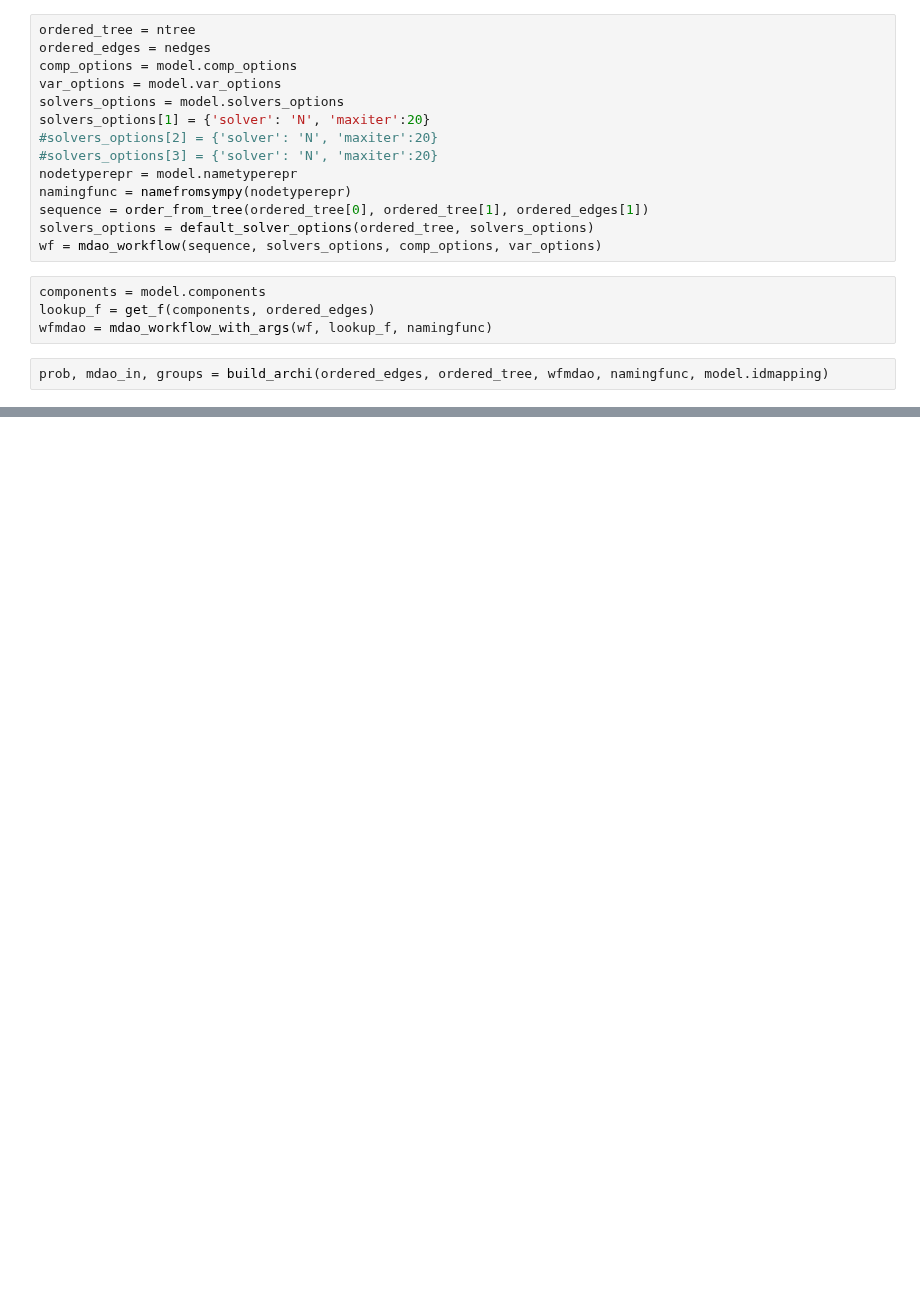
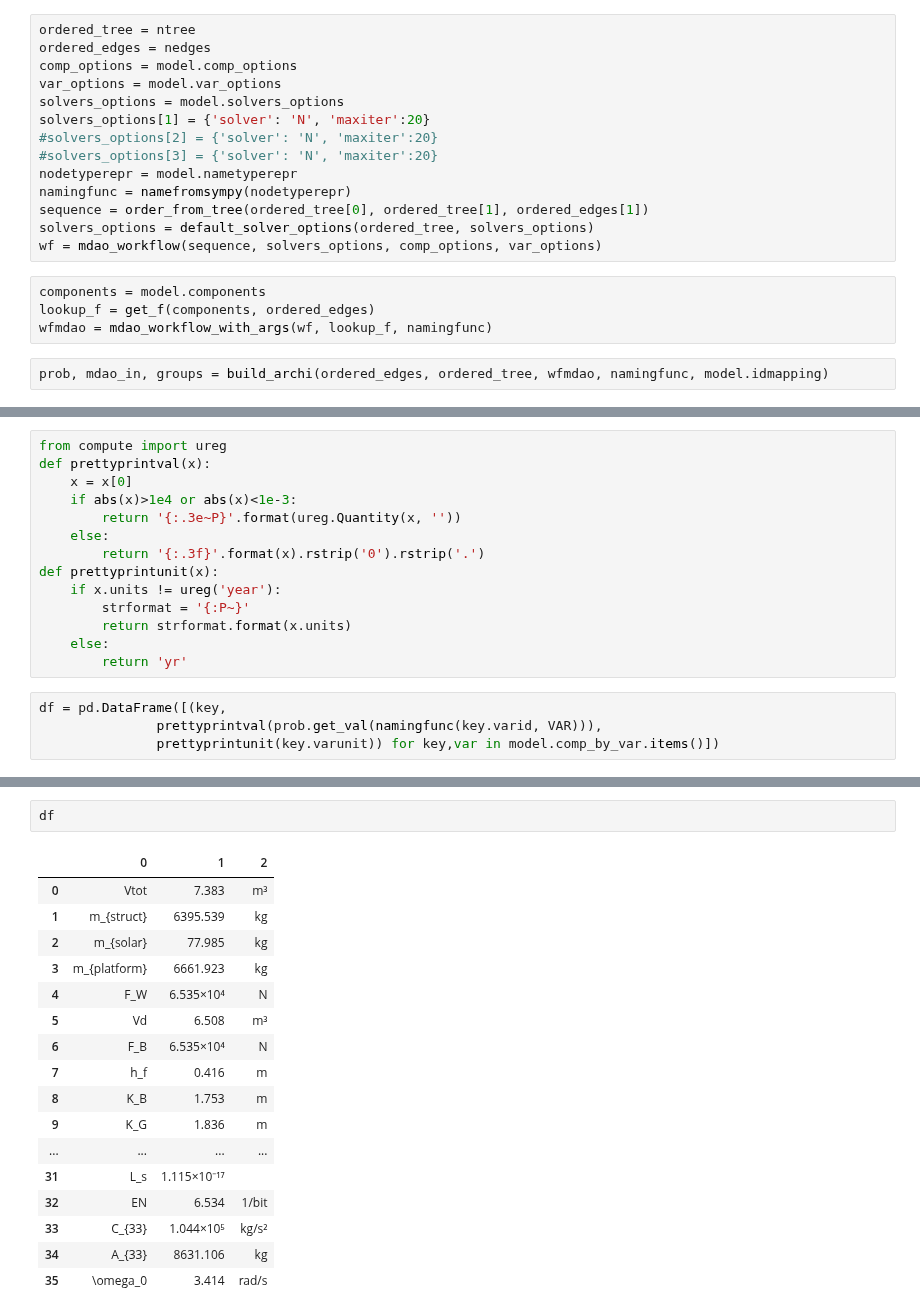
Before and after one commit to norheim/minimdo, a Jupyter notebook: minimdo/pearl/pearl_maha_formulation.ipynb, the cells around one changed output, grey strips where cells are left out. Drawn from its saved outputs; the diff is of its cells as text; blank space fills up the shorter version.

Commit message:
optimal structures and bugfixes

```diff
--- a/minimdo/pearl/pearl_maha_formulation.ipynb
+++ b/minimdo/pearl/pearl_maha_formulation.ipynb
@@ -301,0 +362,18 @@ s1
+# %%
+from compute import ureg
+def prettyprintval(x):
+    x = x[0]
+    if abs(x)>1e4 or abs(x)<1e-3:
+        return '{:.3e~P}'.format(ureg.Quantity(x, ''))
+    else:
+        return '{:.3f}'.format(x).rstrip('0').rstrip('.')
+def prettyprintunit(x):
+    if x.units != ureg('year'):
+        strformat = '{:P~}'
+        return strformat.format(x.units)
+    else:
+        return 'yr'
+# %%
+df = pd.DataFrame([(key,
+               prettyprintval(prob.get_val(namingfunc(key.varid, VAR))),
+               prettyprintunit(key.varunit)) for key,var in model.comp_by_var.items()])
@@ -301,0 +395,20 @@ s1
+# %%
+df
+# %% [output]
+|  | 0 | 1 | 2 |
+| 0 | Vtot | 7.383 | m³ |
+| 1 | m_{struct} | 6395.539 | kg |
+| 2 | m_{solar} | 77.985 | kg |
+| 3 | m_{platform} | 6661.923 | kg |
+| 4 | F_W | 6.535×10⁴ | N |
+| 5 | Vd | 6.508 | m³ |
+| 6 | F_B | 6.535×10⁴ | N |
+| 7 | h_f | 0.416 | m |
+| 8 | K_B | 1.753 | m |
+| 9 | K_G | 1.836 | m |
+| ... | ... | ... | ... |
+| 31 | L_s | 1.115×10⁻¹⁷ |  |
+| 32 | EN | 6.534 | 1/bit |
+| 33 | C_{33} | 1.044×10⁵ | kg/s² |
+| 34 | A_{33} | 8631.106 | kg |
+| 35 | \omega_0 | 3.414 | rad/s |
```
Also changed, not shown: parts of 41 cells of this notebook, 23 other files.
